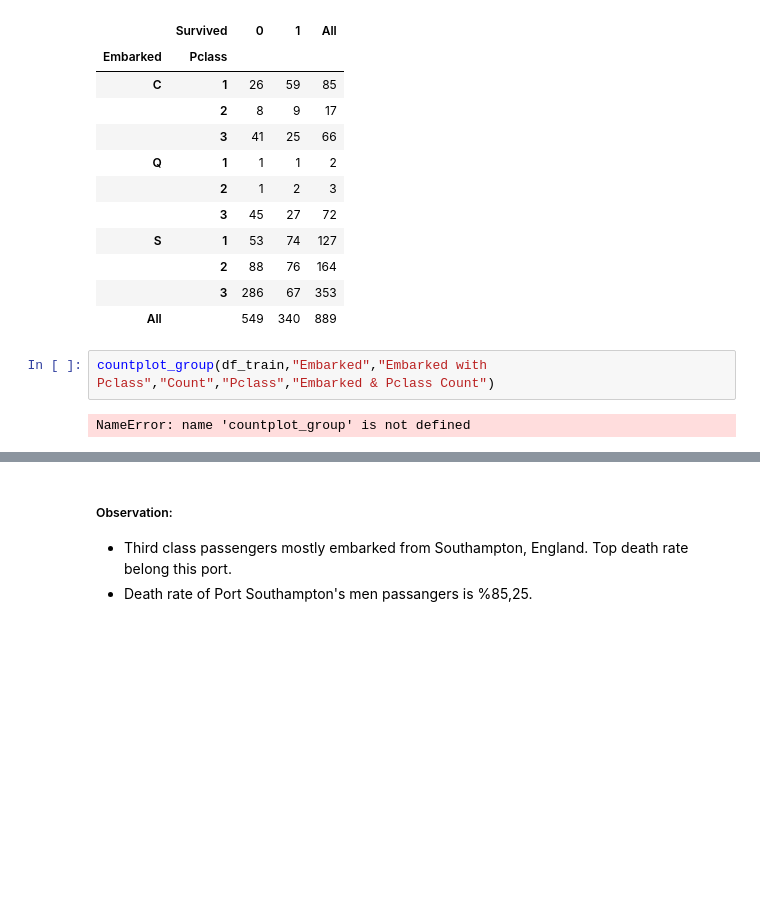
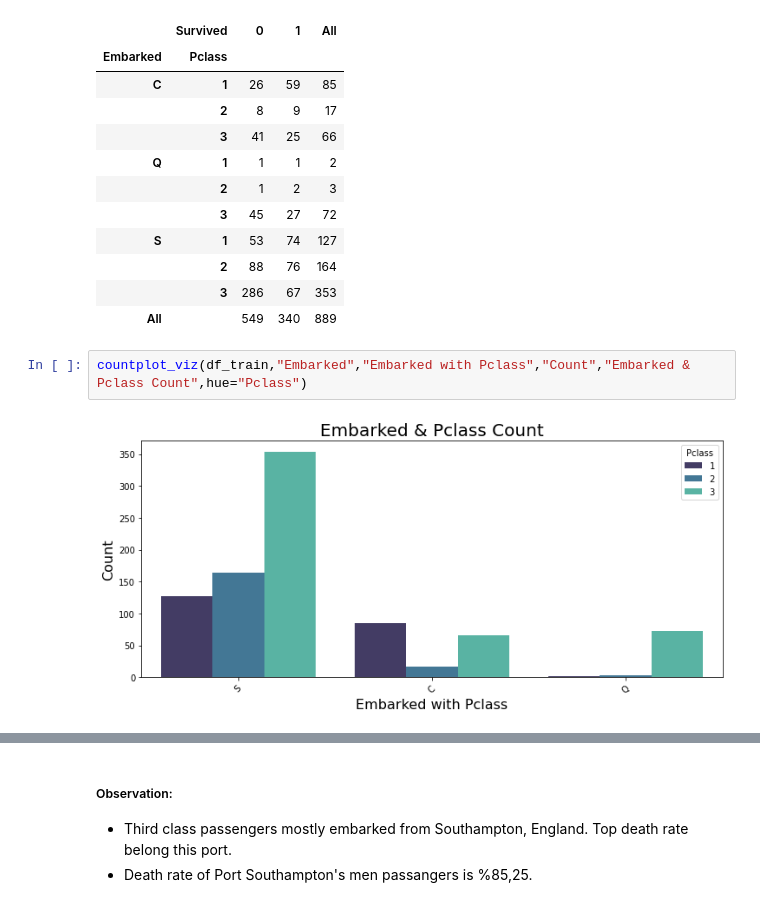
Before and after one commit to ElifKarakutukDinc/Titanic-EDA, a Jupyter notebook: EDA-function.ipynb, the cells around one changed output, grey strips where cells are left out. Drawn from its saved outputs; the diff is of its cells as text; blank space fills up the shorter version.

```diff
--- a/EDA-function.ipynb
+++ b/EDA-function.ipynb
@@ -457,8 +457,8 @@ pd.crosstab([df_train.Embarked,df_train.Pclass],df_train.Survived,margins=True).
 |  | 3 | 286 | 67 | 353 |
 | All |  | 549 | 340 | 889 |
 # %%
-countplot_group(df_train,"Embarked","Embarked with Pclass","Count","Pclass","Embarked & Pclass Count")
+countplot_viz(df_train,"Embarked","Embarked with Pclass","Count","Embarked & Pclass Count",hue="Pclass")
 # %% [output]
-NameError: name 'countplot_group' is not defined
+[figure, added]
 # %%
 pd.crosstab([df_train.Embarked,df_train.Sex],df_train.Survived,margins=True).style.background_gradient(cmap='mako')
```
Also changed, not shown: parts of 20 cells of this notebook.
